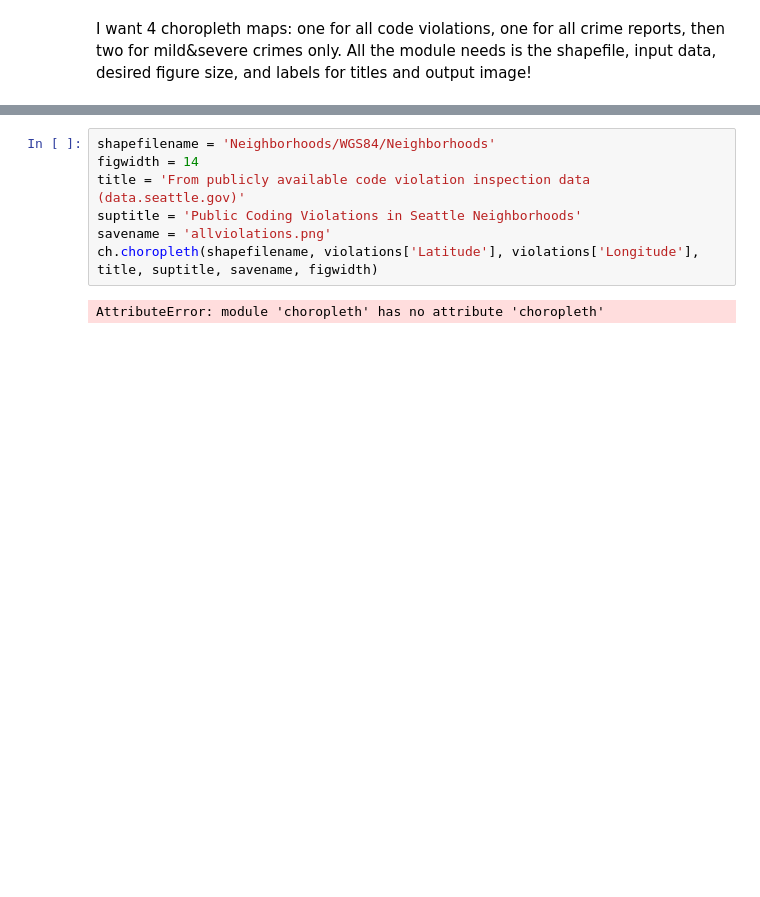
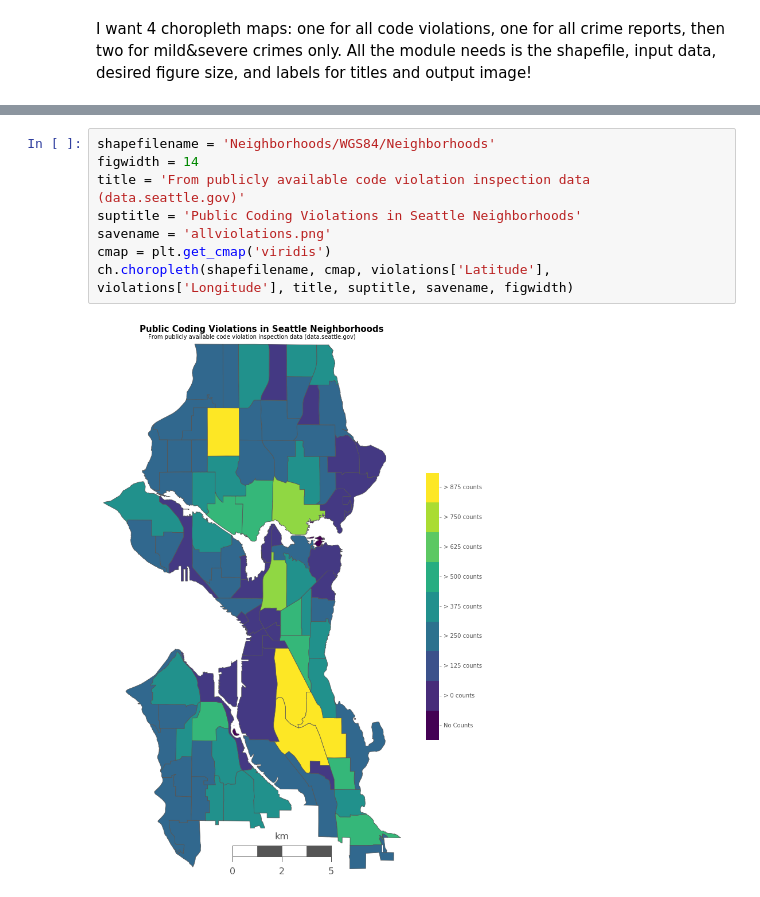
Before and after one commit to RaySSharma/crime-activity-seattle, a Jupyter notebook: CrimeActivitySeattle.ipynb, the cells around one changed output, grey strips where cells are left out. Saved outputs shown, nothing was run; the diff lists cells and outputs as text; blank space fills up the shorter version.

```diff
--- a/CrimeActivitySeattle.ipynb
+++ b/CrimeActivitySeattle.ipynb
@@ -219,12 +220,13 @@ ch.choropleth(shapefilename, crimes['Latitude'], crimes['Longitude'], title, sup
 # %%
 shapefilename = 'Neighborhoods/WGS84/Neighborhoods'
 figwidth = 14
 title = 'From publicly available code violation inspection data (data.seattle.gov)'
 suptitle = 'Public Coding Violations in Seattle Neighborhoods'
 savename = 'allviolations.png'
-ch.choropleth(shapefilename, violations['Latitude'], violations['Longitude'], title, suptitle, savename, figwidth)
+cmap = plt.get_cmap('viridis')
+ch.choropleth(shapefilename, cmap, violations['Latitude'], violations['Longitude'], title, suptitle, savename, figwidth)
 # %% [output]
-AttributeError: module 'choropleth' has no attribute 'choropleth'
+[figure, added]
 # %%
 shapefilename = 'Neighborhoods/WGS84/Neighborhoods'
 figwidth = 14
```
Also changed, not shown: parts of 4 cells of this notebook, 4 other files.
